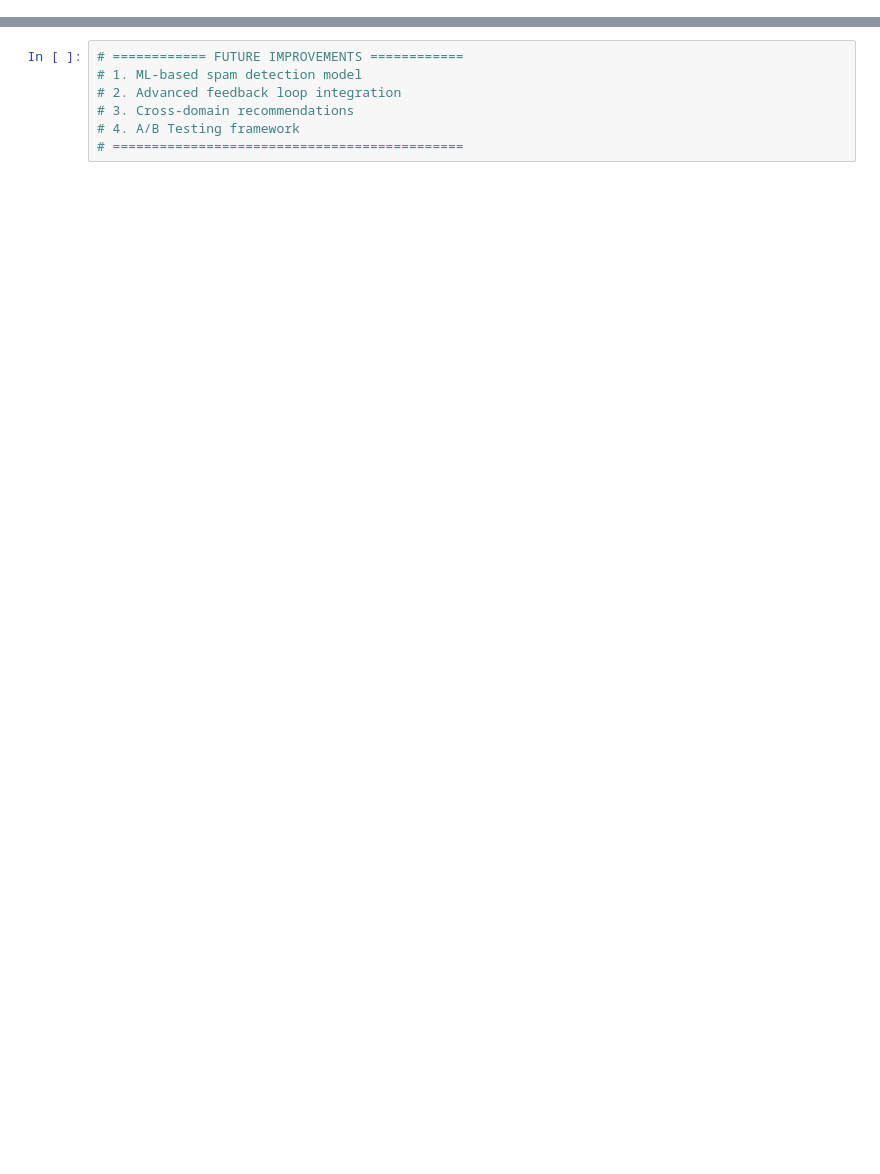
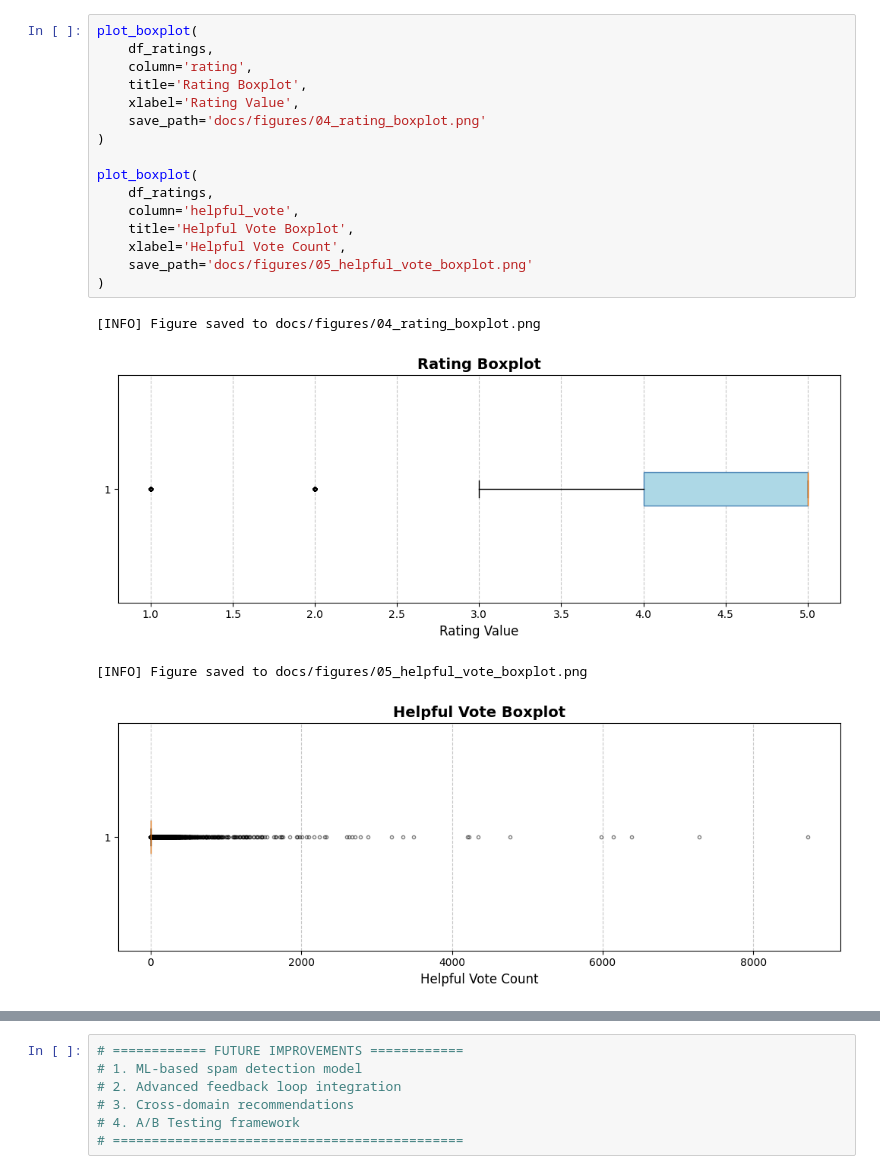
Before and after one commit to HossamAhmed119/Personalized-Recommendation-System-with-Feedback-Loop, a Jupyter notebook: notebooks/01_EDA.ipynb, the cells around one changed output, grey strips where cells are left out. Saved outputs shown, nothing was run; the diff lists cells and outputs as text; blank space fills up the shorter version.

```diff
--- a/notebooks/01_EDA.ipynb
+++ b/notebooks/01_EDA.ipynb
@@ -576,0 +158,21 @@ plt.show()
+# %%
+plot_boxplot(
+    df_ratings,
+    column='rating',
+    title='Rating Boxplot',
+    xlabel='Rating Value',
+    save_path='docs/figures/04_rating_boxplot.png'
+)
+
+plot_boxplot(
+    df_ratings,
+    column='helpful_vote',
+    title='Helpful Vote Boxplot',
+    xlabel='Helpful Vote Count',
+    save_path='docs/figures/05_helpful_vote_boxplot.png'
+)
+# %% [output]
+[INFO] Figure saved to docs/figures/04_rating_boxplot.png
+[figure, added]
+[INFO] Figure saved to docs/figures/05_helpful_vote_boxplot.png
+[figure, added]
```
Also changed, not shown: parts of 85 cells of this notebook, 34 other files.
